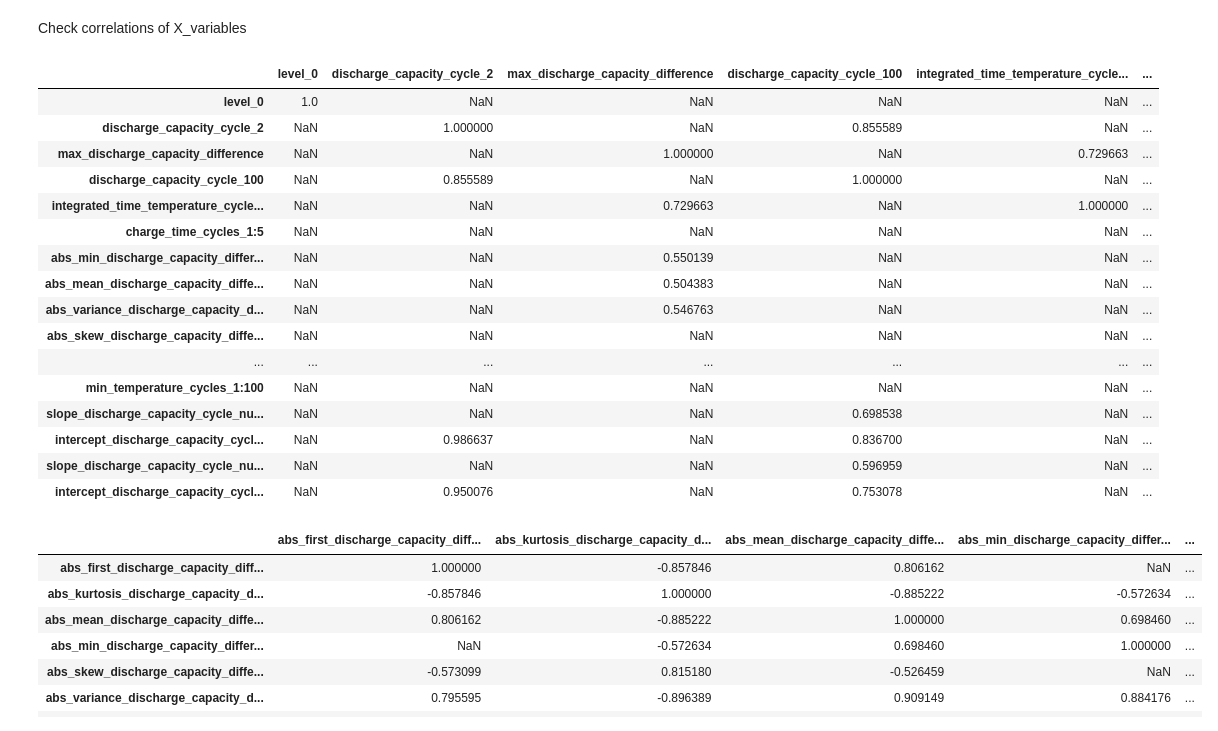
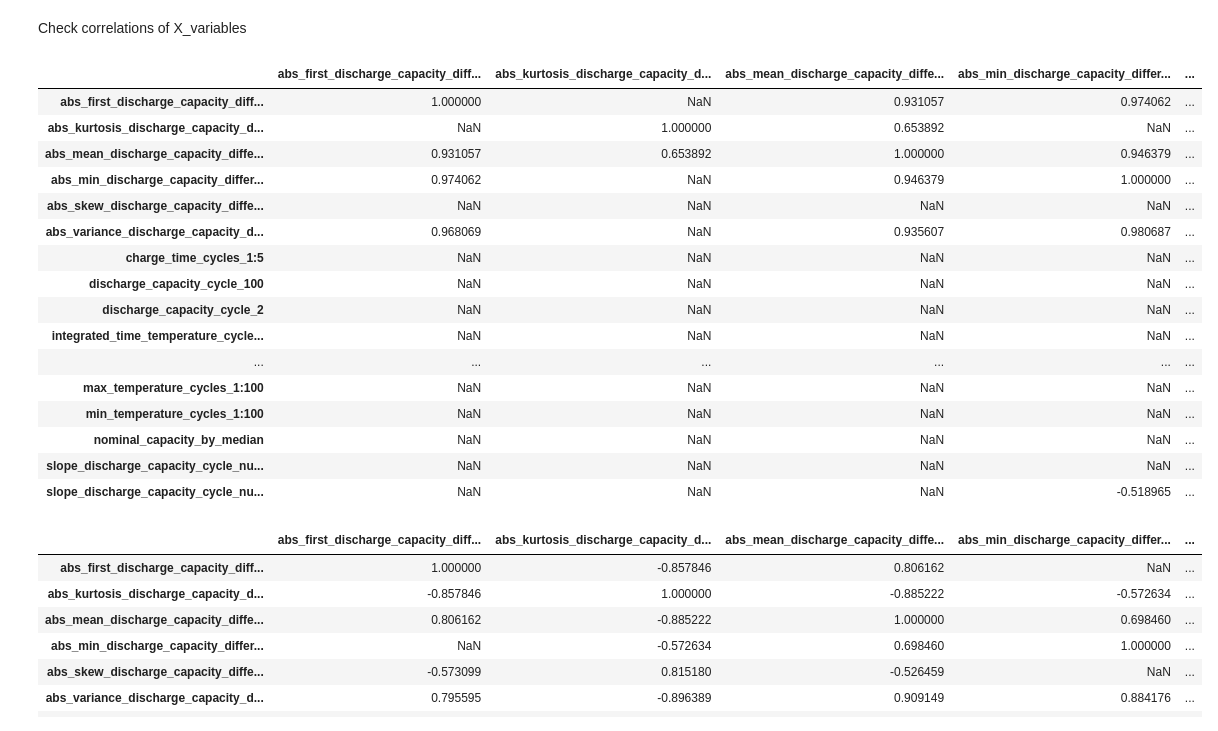
Before and after one commit to ayakkala1/TRI-Capstone, a Jupyter notebook: NewData/EDA.ipynb, the cells around one changed output. Cells and saved outputs as stored; diff of their text form; code cells hidden in the pictures.

Commit message:
Transformed Cycle Life

```diff
--- a/NewData/EDA.ipynb
+++ b/NewData/EDA.ipynb
@@ -67,0 +46,3 @@ Index(['abs_first_discharge_capacity_difference_cycles_2:100',
+# %%
+xcols = new_df.columns[:18]
+xcols
@@ -68,24 +66,24 @@ Index(['abs_first_discharge_capacity_difference_cycles_2:100',
 # %% [markdown]
 Check correlations of X_variables
 # %%
-old_df.corr()[old_df.corr().abs() >= .5].iloc[:18, :18]
+old_df.corr()[old_df.corr().abs() >= .5].loc[xcols, xcols]
 # %% [output]
-|  | level_0 | discharge_capacity_cycle_2 | max_discharge_capacity_difference | discharge_capacity_cycle_100 | integrated_time_temperature_cycle... | ... |
-| level_0 | 1.0 | NaN | NaN | NaN | NaN | ... |
-| discharge_capacity_cycle_2 | NaN | 1.000000 | NaN | 0.855589 | NaN | ... |
-| max_discharge_capacity_difference | NaN | NaN | 1.000000 | NaN | 0.729663 | ... |
-| discharge_capacity_cycle_100 | NaN | 0.855589 | NaN | 1.000000 | NaN | ... |
-| integrated_time_temperature_cycle... | NaN | NaN | 0.729663 | NaN | 1.000000 | ... |
-| charge_time_cycles_1:5 | NaN | NaN | NaN | NaN | NaN | ... |
-| abs_min_discharge_capacity_differ... | NaN | NaN | 0.550139 | NaN | NaN | ... |
-| abs_mean_discharge_capacity_diffe... | NaN | NaN | 0.504383 | NaN | NaN | ... |
-| abs_variance_discharge_capacity_d... | NaN | NaN | 0.546763 | NaN | NaN | ... |
-| abs_skew_discharge_capacity_diffe... | NaN | NaN | NaN | NaN | NaN | ... |
-| ... | ... | ... | ... | ... | ... | ... |
-| min_temperature_cycles_1:100 | NaN | NaN | NaN | NaN | NaN | ... |
-| slope_discharge_capacity_cycle_nu... | NaN | NaN | NaN | 0.698538 | NaN | ... |
-| intercept_discharge_capacity_cycl... | NaN | 0.986637 | NaN | 0.836700 | NaN | ... |
-| slope_discharge_capacity_cycle_nu... | NaN | NaN | NaN | 0.596959 | NaN | ... |
-| intercept_discharge_capacity_cycl... | NaN | 0.950076 | NaN | 0.753078 | NaN | ... |
+|  | abs_first_discharge_capacity_diff... | abs_kurtosis_discharge_capacity_d... | abs_mean_discharge_capacity_diffe... | abs_min_discharge_capacity_differ... | ... |
+| abs_first_discharge_capacity_diff... | 1.000000 | NaN | 0.931057 | 0.974062 | ... |
+| abs_kurtosis_discharge_capacity_d... | NaN | 1.000000 | 0.653892 | NaN | ... |
+| abs_mean_discharge_capacity_diffe... | 0.931057 | 0.653892 | 1.000000 | 0.946379 | ... |
+| abs_min_discharge_capacity_differ... | 0.974062 | NaN | 0.946379 | 1.000000 | ... |
+| abs_skew_discharge_capacity_diffe... | NaN | NaN | NaN | NaN | ... |
+| abs_variance_discharge_capacity_d... | 0.968069 | NaN | 0.935607 | 0.980687 | ... |
+| charge_time_cycles_1:5 | NaN | NaN | NaN | NaN | ... |
+| discharge_capacity_cycle_100 | NaN | NaN | NaN | NaN | ... |
+| discharge_capacity_cycle_2 | NaN | NaN | NaN | NaN | ... |
+| integrated_time_temperature_cycle... | NaN | NaN | NaN | NaN | ... |
+| ... | ... | ... | ... | ... | ... |
+| max_temperature_cycles_1:100 | NaN | NaN | NaN | NaN | ... |
+| min_temperature_cycles_1:100 | NaN | NaN | NaN | NaN | ... |
+| nominal_capacity_by_median | NaN | NaN | NaN | NaN | ... |
+| slope_discharge_capacity_cycle_nu... | NaN | NaN | NaN | NaN | ... |
+| slope_discharge_capacity_cycle_nu... | NaN | NaN | NaN | -0.518965 | ... |
 # %%
 old_pairs = []
```
Also changed, not shown: parts of 14 cells of this notebook.
